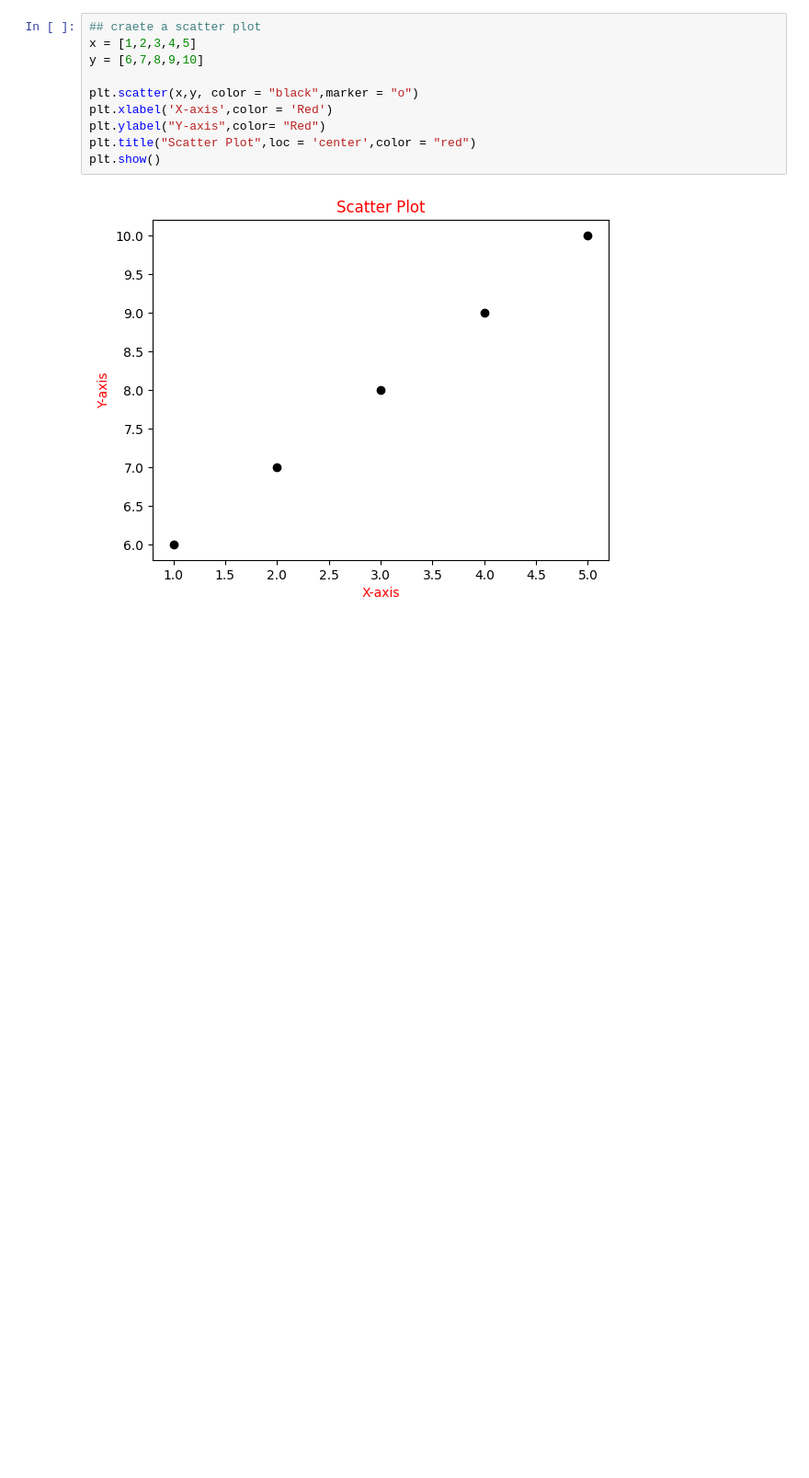
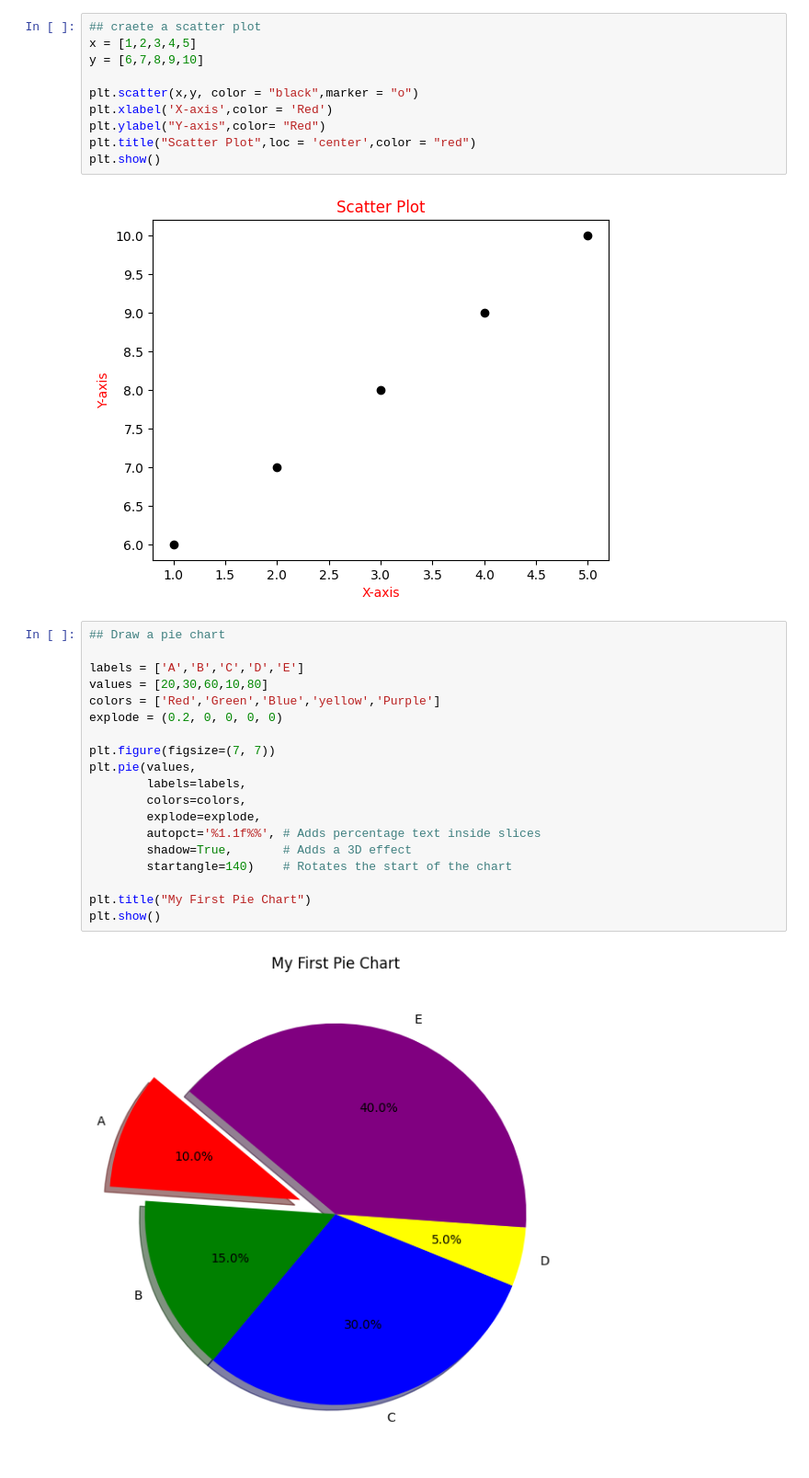
Before and after one commit to Imtiazjumman/Data_analytics, a Jupyter notebook: Matplotlib/Matplotlib.ipynb, the cells around one changed output. Shown at 92% size. Cells and saved outputs as stored; diff of their text form; blank space fills up the shorter version.

Commit message:
Miltiple plot drawing

```diff
--- a/Matplotlib/Matplotlib.ipynb
+++ b/Matplotlib/Matplotlib.ipynb
@@ -144,3 +146,24 @@ plt.title("Scatter Plot",loc = 'center',color = "red")
 plt.show()
 # %% [output]
 [figure]
+# %%
+## Draw a pie chart
+
+labels = ['A','B','C','D','E']
+values = [20,30,60,10,80]
+colors = ['Red','Green','Blue','yellow','Purple']
+explode = (0.2, 0, 0, 0, 0)
+
+plt.figure(figsize=(7, 7))
+plt.pie(values,
+        labels=labels,
+        colors=colors,
+        explode=explode,
+        autopct='%1.1f%%', # Adds percentage text inside slices
+        shadow=True,       # Adds a 3D effect
+        startangle=140)    # Rotates the start of the chart
+
+plt.title("My First Pie Chart")
+plt.show()
+# %% [output]
+[figure, added]
```
Also changed, not shown: parts of 1 cell of this notebook.
